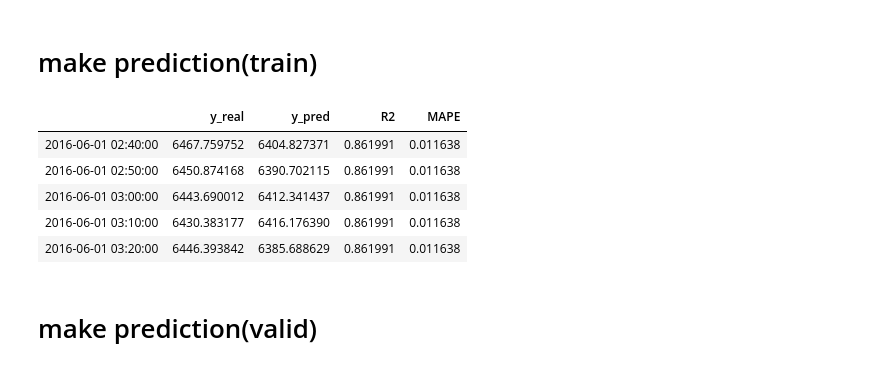
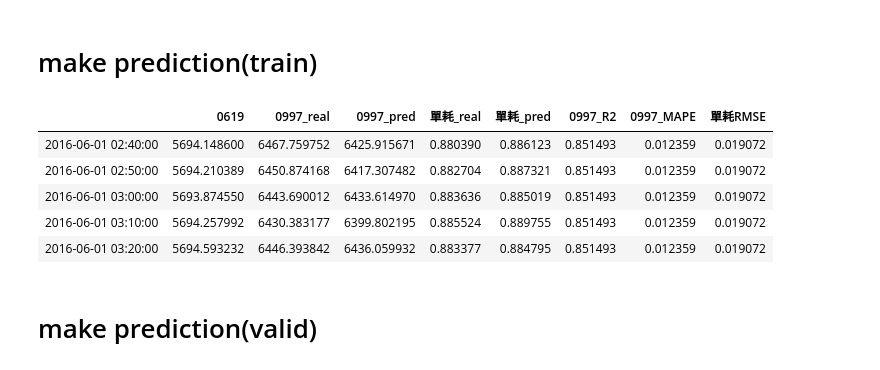
Before and after one commit to skywalker0803r/pa_0331, a Jupyter notebook: world_model.ipynb, the cells around one changed output. Drawn from its saved outputs; the diff is of its cells as text; code cells hidden in the pictures.

```diff
--- a/world_model.ipynb
+++ b/world_model.ipynb
@@ -454,25 +455,39 @@ Net(
 )
 # %% [markdown]
 # make prediction(train)
+# %%
+feed = X.reshape(-1,39,14).mean(axis=1)
+feed = pd.DataFrame(feed,columns=x_col,index=idx_lst)
+feed = feed['MLPAP_FQ-0619.PV']
 # %%
 def mape(y_true, y_pred):
     y_true, y_pred = np.array(y_true), np.array(y_pred)
     return np.mean(np.abs((y_true - y_pred) / y_true))
 # %%
-from sklearn.metrics import r2_score,mean_absolute_error
-t = pd.DataFrame(index=idx_lst[:sp1])
-t['y_real'] = mm_y.inverse_transform(Y_train.detach().cpu().numpy().reshape(-1,1)).ravel()
-t['y_pred'] = mm_y.inverse_transform(net(X_train).detach().cpu().numpy().reshape(-1,1)).ravel()
-t['R2'] = r2_score(t['y_real'],t['y_pred'])
-t['MAPE'] = mape(t['y_real'],t['y_pred'])
-t.head()
+from sklearn.metrics import r2_score,mean_absolute_error,mean_squared_error
+from math import sqrt
+
+def show_result(X,Y,index):
+    t = pd.DataFrame(index=index)
+    t['0619'] = feed[index]
+    t['0997_real'] = mm_y.inverse_transform(Y.detach().cpu().numpy().reshape(-1,1)).ravel()
+    t['0997_pred'] = mm_y.inverse_transform(net(X).detach().cpu().numpy().reshape(-1,1)).ravel()
+    t['單耗_real'] = t['0619']/t['0997_real']
+    t['單耗_pred'] = t['0619']/t['0997_pred']
+    t['0997_R2'] = r2_score(t['0997_real'],t['0997_pred'])
+    t['0997_MAPE'] = mape(t['0997_real'],t['0997_pred'])
+    t['單耗RMSE'] = sqrt(mean_squared_error(t['單耗_real'],t['單耗_pred']))
+    return t
-# %% [output]
-|  | y_real | y_pred | R2 | MAPE |
-| 2016-06-01 02:40:00 | 6467.759752 | 6404.827371 | 0.861991 | 0.011638 |
-| 2016-06-01 02:50:00 | 6450.874168 | 6390.702115 | 0.861991 | 0.011638 |
-| 2016-06-01 03:00:00 | 6443.690012 | 6412.341437 | 0.861991 | 0.011638 |
-| 2016-06-01 03:10:00 | 6430.383177 | 6416.176390 | 0.861991 | 0.011638 |
-| 2016-06-01 03:20:00 | 6446.393842 | 6385.688629 | 0.861991 | 0.011638 |
+# %%
+t = show_result(X_train,Y_train,idx_lst[:sp1])
+t.head()
+# %% [output]
+|  | 0619 | 0997_real | 0997_pred | 單耗_real | 單耗_pred | 0997_R2 | 0997_MAPE | 單耗RMSE |
+| 2016-06-01 02:40:00 | 5694.148600 | 6467.759752 | 6425.915671 | 0.880390 | 0.886123 | 0.851493 | 0.012359 | 0.019072 |
+| 2016-06-01 02:50:00 | 5694.210389 | 6450.874168 | 6417.307482 | 0.882704 | 0.887321 | 0.851493 | 0.012359 | 0.019072 |
+| 2016-06-01 03:00:00 | 5693.874550 | 6443.690012 | 6433.614970 | 0.883636 | 0.885019 | 0.851493 | 0.012359 | 0.019072 |
+| 2016-06-01 03:10:00 | 5694.257992 | 6430.383177 | 6399.802195 | 0.885524 | 0.889755 | 0.851493 | 0.012359 | 0.019072 |
+| 2016-06-01 03:20:00 | 5694.593232 | 6446.393842 | 6436.059932 | 0.883377 | 0.884795 | 0.851493 | 0.012359 | 0.019072 |
 # %%
 #fig = go.Figure()
 
```
Also changed, not shown: parts of 8 cells of this notebook, 1 other file.
